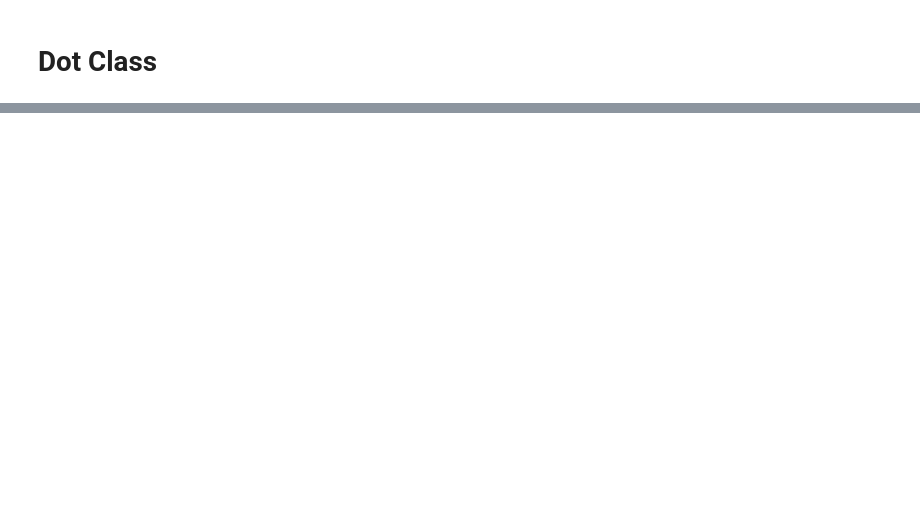
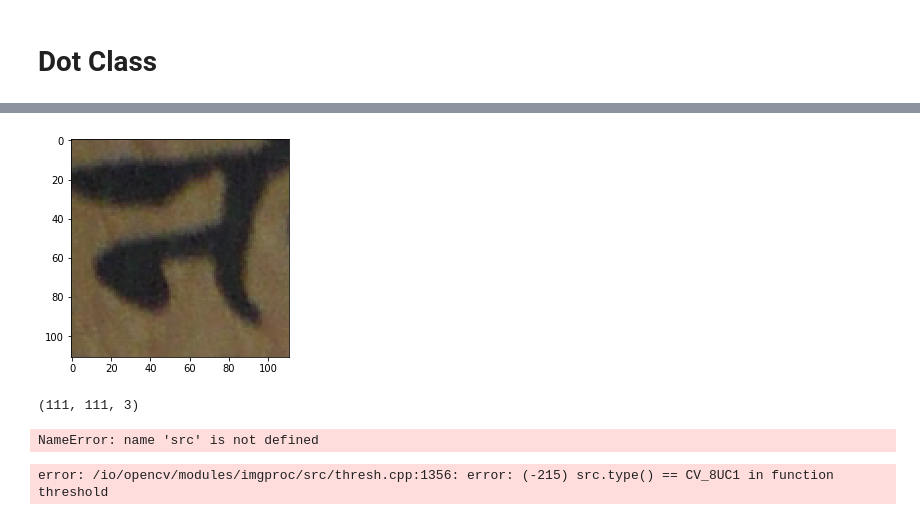
Before and after one commit to kaivalyar/hindi-char-recognition, a Jupyter notebook: Pratik.ipynb, the cells around one changed output, grey strips where cells are left out. Saved outputs shown, nothing was run; the diff lists cells and outputs as text; code cells hidden in the pictures; blank space fills up the shorter version.

```diff
--- a/Pratik.ipynb
+++ b/Pratik.ipynb
@@ -383,0 +577,10 @@ KeyboardInterrupt:
+# %%
+im = plt.imread('ok.png')
+plt.imshow(im)
+plt.show()
+# %% [output]
+[figure, added]
+# %%
+im[:,:,:3].shape
+# %% [output]
+(111, 111, 3)
@@ -383,0 +592,11 @@ KeyboardInterrupt:
+# %%
+image.shape
+src.create(rows, cols, CV_8UC1);
+src = imread(your-file, CV_8UC1);
+# %% [output]
+NameError: name 'src' is not defined
+# %%
+blur = cv2.GaussianBlur(image,(9,9),0)
+a,img = cv2.threshold(blur,127,255,cv2.THRESH_BINARY+cv2.THRESH_OTSU)
+# %% [output]
+error: /io/opencv/modules/imgproc/src/thresh.cpp:1356: error: (-215) src.type() == CV_8UC1 in function threshold
```
Also changed, not shown: parts of 44 cells of this notebook, 5 other files.
